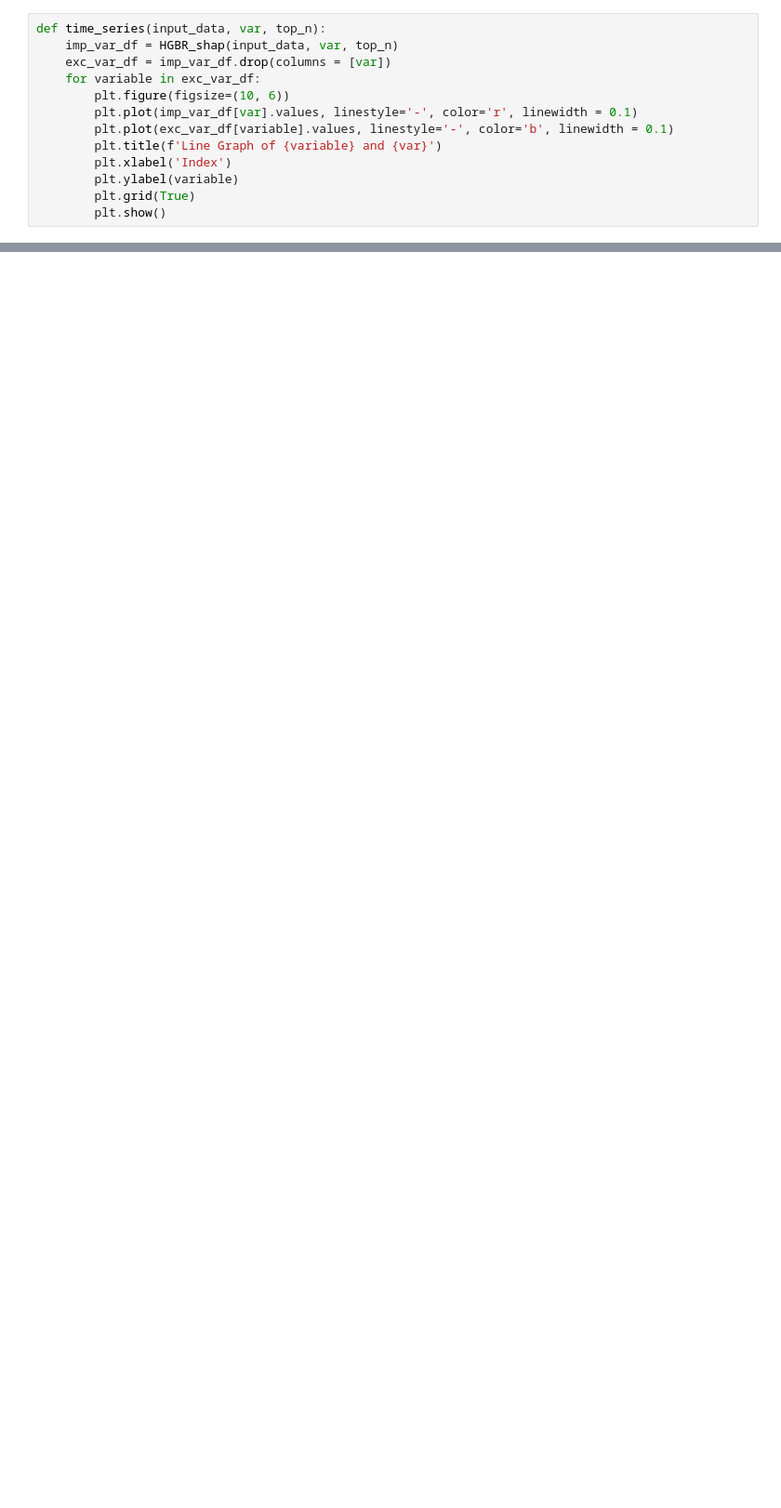
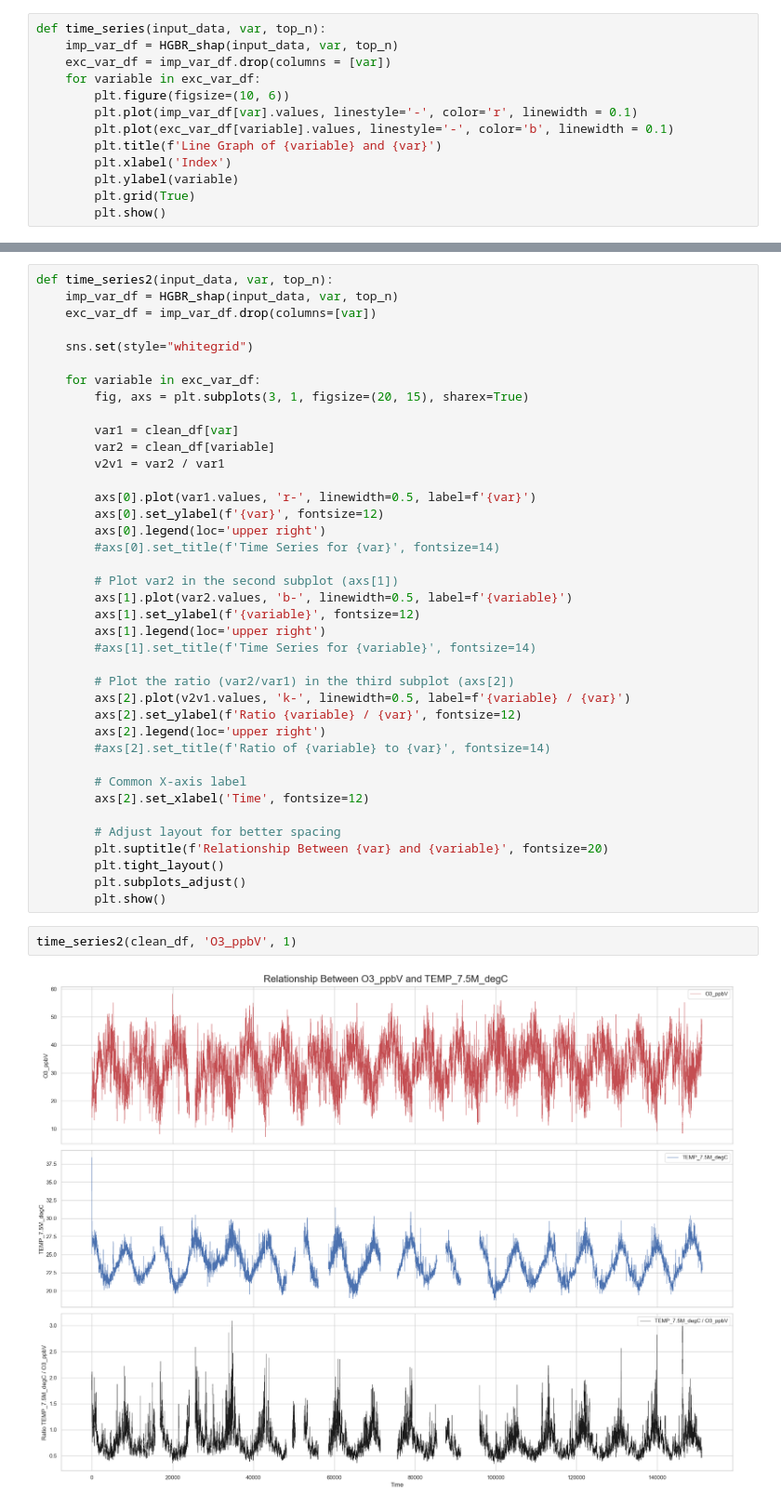
Before and after one commit to Callummmmmmm/ML-Project, a Jupyter notebook: Code/ml_model_test.ipynb, the cells around one changed output, grey strips where cells are left out. Shown at 93% size. Cells and saved outputs as stored; diff of their text form; blank space fills up the shorter version.

```diff
--- a/Code/ml_model_test.ipynb
+++ b/Code/ml_model_test.ipynb
@@ -134,0 +177,43 @@ def time_series(input_data, var, top_n):
+# %%
+def time_series2(input_data, var, top_n):
+    imp_var_df = HGBR_shap(input_data, var, top_n)
+    exc_var_df = imp_var_df.drop(columns=[var])
+
+    sns.set(style="whitegrid")
+
+    for variable in exc_var_df:
+        fig, axs = plt.subplots(3, 1, figsize=(20, 15), sharex=True)
+
+        var1 = clean_df[var]
+        var2 = clean_df[variable]
+        v2v1 = var2 / var1
+
+        axs[0].plot(var1.values, 'r-', linewidth=0.5, label=f'{var}')
+        axs[0].set_ylabel(f'{var}', fontsize=12)
+        axs[0].legend(loc='upper right')
+        #axs[0].set_title(f'Time Series for {var}', fontsize=14)
+
+        # Plot var2 in the second subplot (axs[1])
+        axs[1].plot(var2.values, 'b-', linewidth=0.5, label=f'{variable}')
+        axs[1].set_ylabel(f'{variable}', fontsize=12)
+        axs[1].legend(loc='upper right')
+        #axs[1].set_title(f'Time Series for {variable}', fontsize=14)
+
+        # Plot the ratio (var2/var1) in the third subplot (axs[2])
+        axs[2].plot(v2v1.values, 'k-', linewidth=0.5, label=f'{variable} / {var}')
+        axs[2].set_ylabel(f'Ratio {variable} / {var}', fontsize=12)
+        axs[2].legend(loc='upper right')
+        #axs[2].set_title(f'Ratio of {variable} to {var}', fontsize=14)
+
+        # Common X-axis label
+        axs[2].set_xlabel('Time', fontsize=12)
+
+        # Adjust layout for better spacing
+        plt.suptitle(f'Relationship Between {var} and {variable}', fontsize=20)
+        plt.tight_layout()
+        plt.subplots_adjust()
+        plt.show()
+# %%
+time_series2(clean_df, 'O3_ppbV', 1)
+# %% [output]
+[figure, added]
```
Also changed, not shown: parts of 3 cells of this notebook, 4 other files.
